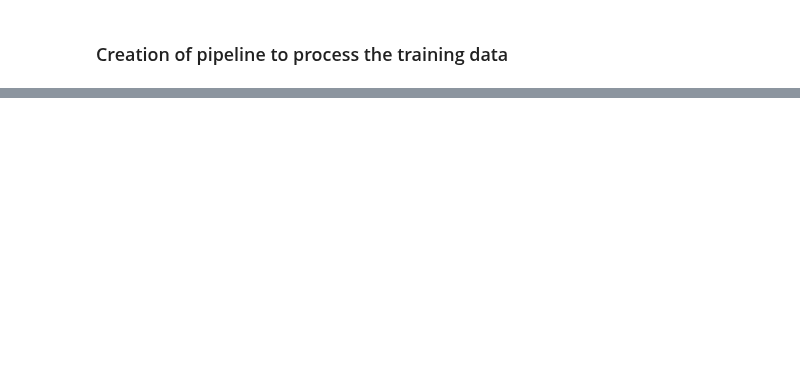
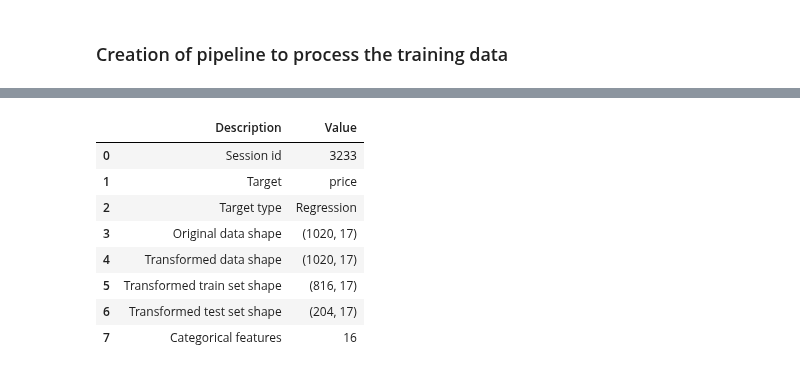
Before and after one commit to yuvraaj2002/AI_Projects, a Jupyter notebook: Smartphone_Price_Prediction/Code.ipynb, the cells around one changed output, grey strips where cells are left out. Saved outputs shown, nothing was run; the diff lists cells and outputs as text; code cells hidden in the pictures; blank space fills up the shorter version.

Commit message:
Created a data processing pipeline

```diff
--- a/Smartphone_Price_Prediction/Code.ipynb
+++ b/Smartphone_Price_Prediction/Code.ipynb
@@ -451,7 +452,7 @@ X_train.head(2)
 # %%
 # Column transformer for univariate imputation (Mode)
 Mode_impute = ColumnTransformer(transformers = [
-    ('Mode_imputation',SimpleImputer(strategy='most_frequent'),[])
+    ('Mode_imputation',SimpleImputer(strategy='most_frequent'),[8,9,10,12,13,14,15])
 ],remainder='passthrough')
 
 # Column transformer for the ordinal encoding
@@ -464,27 +465,31 @@ Oridnal_enc = ColumnTransformer(transformers = [
                                                     'Memory Card (Hybrid), upto 128 GB','Memory Card (Hybrid), upto 256 GB',
                                                     'Memory Card (Hybrid), upto 512 GB','Memory Card (Hybrid), upto 1 TB',
                                                     'Memory Card (Hybrid), upto 2 TB']] ,handle_unknown="use_encoded_value",
-                                                    unknown_value=np.nan),[dssfs])],remainder='passthrough')
+                                                    unknown_value=np.nan),[10])],remainder='passthrough')
 
 # Column transformer for nomnial encoding
 Nom_enc = ColumnTransformer(transformers = [
-    ('',ce.TargetEncoder(smoothing=0.2, handle_missing="return_nan", return_df=False),[])
+    ('',ce.TargetEncoder(smoothing=0.2, handle_missing="return_nan", return_df=False),[8,10])
 ],remainder='passthrough')
 
 # Column transformer for Knn imputer
 Knn_imp =  ColumnTransformer(transformers = [
-    ('Knn_imputer',KNNImputer(n_neighbors=5, metric="nan_euclidean"),[])
+    ('Knn_imputer',KNNImputer(n_neighbors=5, metric="nan_euclidean"),[2,10,15])
 ],remainder='passthrough')
 
 # Scaling the values
 scaling = ColumnTransformer(transformers = [
-    ('Stand_scaling',StandardScaler(),[])
+    ('Stand_scaling',StandardScaler(),[1,2,6,7,9])
 ],remainder='passthrough')
 
 
 # Building a pipeline
 pipe = Pipeline(steps = [
-
+    ('Mode_Imputation',Mode_impute),
+    ('Ordinal_Encoding',Oridnal_enc),
+    ('Nominal_Encoding',Nom_enc),
+    ('KNN_Imputer',Knn_imp),
+    ('Scaling',scaling)
 ])
 # %%
 # Seperating the dependent and independent variable
@@ -525,0 +501,3 @@ df.head(2)
+# %%
+X_train = pipe.fit_transform(X_train,y_train)
+X_test = pipe.transform(X_test)
@@ -525,0 +514,17 @@ df.head(2)
+# %%
+Input = df.drop(['price'],axis = 1)
+Output = df['price']
+
+Input = pipe.transform(Input)
+# %%
+pycaret_set = setup(data = Input,target = Output,train_size = 0.8,preprocess=False)
+# %% [output]
+|  | Description | Value |
+| 0 | Session id | 3233 |
+| 1 | Target | price |
+| 2 | Target type | Regression |
+| 3 | Original data shape | (1020, 17) |
+| 4 | Transformed data shape | (1020, 17) |
+| 5 | Transformed train set shape | (816, 17) |
+| 6 | Transformed test set shape | (204, 17) |
+| 7 | Categorical features | 16 |
```
Also changed, not shown: parts of 22 cells of this notebook.
